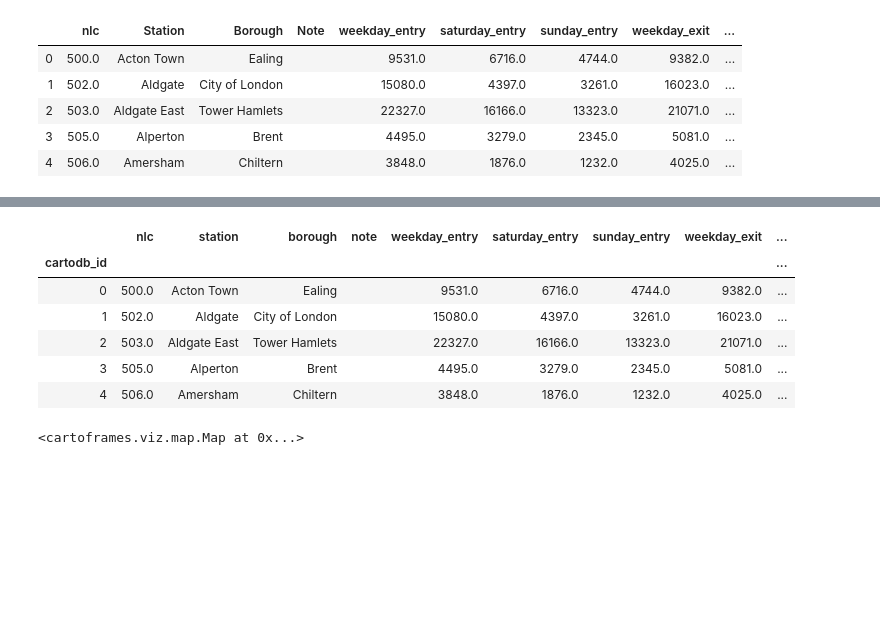
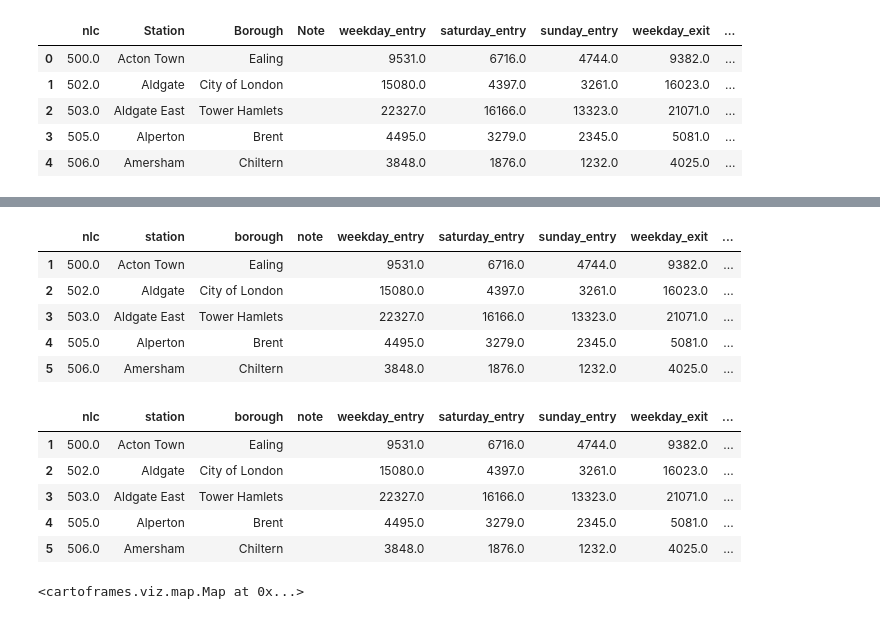
Before and after one commit to CartoDB/cartoframes, a Jupyter notebook: examples/real_use_cases/geocoding_london_stations.ipynb, the cells around one changed output, grey strips where cells are left out. Cells and saved outputs as stored; diff of their text form; code cells hidden in the pictures; blank space fills up the shorter version.

```diff
--- a/examples/real_use_cases/geocoding_london_stations.ipynb
+++ b/examples/real_use_cases/geocoding_london_stations.ipynb
@@ -43,14 +40,12 @@ df.head()
 # %%
 gc = Geocoding()
 
-london_df, london_df_metadata = gc.geocode(
+london_cdf, london_metadata = gc.geocode(
     df,
     street='Borough',
     city={'value': 'London'},
     country={'value': 'United Kingdom'},
     table_name='london_stations',
-    if_exists=Dataset.IF_EXISTS_REPLACE
+    if_exists='replace'
 )
-
-london_df.head()
 # %% [output]
@@ -64,14 +55,24 @@ london_df.head()
-# %%
-london_stations_df = Dataset('london_stations').download()
-london_stations_df.head()
-# %% [output]
-|  | nlc | station | borough | note | weekday_entry | saturday_entry | sunday_entry | weekday_exit | ... |
-| cartodb_id |  |  |  |  |  |  |  |  | ... |
-| 0 | 500.0 | Acton Town | Ealing |  | 9531.0 | 6716.0 | 4744.0 | 9382.0 | ... |
-| 1 | 502.0 | Aldgate | City of London |  | 15080.0 | 4397.0 | 3261.0 | 16023.0 | ... |
-| 2 | 503.0 | Aldgate East | Tower Hamlets |  | 22327.0 | 16166.0 | 13323.0 | 21071.0 | ... |
-| 3 | 505.0 | Alperton | Brent |  | 4495.0 | 3279.0 | 2345.0 | 5081.0 | ... |
-| 4 | 506.0 | Amersham | Chiltern |  | 3848.0 | 1876.0 | 1232.0 | 4025.0 | ... |
+# %%
+london_cdf.head()
+# %% [output]
+|  | nlc | station | borough | note | weekday_entry | saturday_entry | sunday_entry | weekday_exit | ... |
+| 1 | 500.0 | Acton Town | Ealing |  | 9531.0 | 6716.0 | 4744.0 | 9382.0 | ... |
+| 2 | 502.0 | Aldgate | City of London |  | 15080.0 | 4397.0 | 3261.0 | 16023.0 | ... |
+| 3 | 503.0 | Aldgate East | Tower Hamlets |  | 22327.0 | 16166.0 | 13323.0 | 21071.0 | ... |
+| 4 | 505.0 | Alperton | Brent |  | 4495.0 | 3279.0 | 2345.0 | 5081.0 | ... |
+| 5 | 506.0 | Amersham | Chiltern |  | 3848.0 | 1876.0 | 1232.0 | 4025.0 | ... |
+# %%
+from cartoframes import CartoDataFrame
+
+london_stations_cdf = CartoDataFrame.from_carto('london_stations')
+london_stations_cdf.head()
+# %% [output]
+|  | nlc | station | borough | note | weekday_entry | saturday_entry | sunday_entry | weekday_exit | ... |
+| 1 | 500.0 | Acton Town | Ealing |  | 9531.0 | 6716.0 | 4744.0 | 9382.0 | ... |
+| 2 | 502.0 | Aldgate | City of London |  | 15080.0 | 4397.0 | 3261.0 | 16023.0 | ... |
+| 3 | 503.0 | Aldgate East | Tower Hamlets |  | 22327.0 | 16166.0 | 13323.0 | 21071.0 | ... |
+| 4 | 505.0 | Alperton | Brent |  | 4495.0 | 3279.0 | 2345.0 | 5081.0 | ... |
+| 5 | 506.0 | Amersham | Chiltern |  | 3848.0 | 1876.0 | 1232.0 | 4025.0 | ... |
 # %%
 from cartoframes.viz import Map, Layer
 
```
Also changed, not shown: parts of 3 cells of this notebook, 3 other files.
